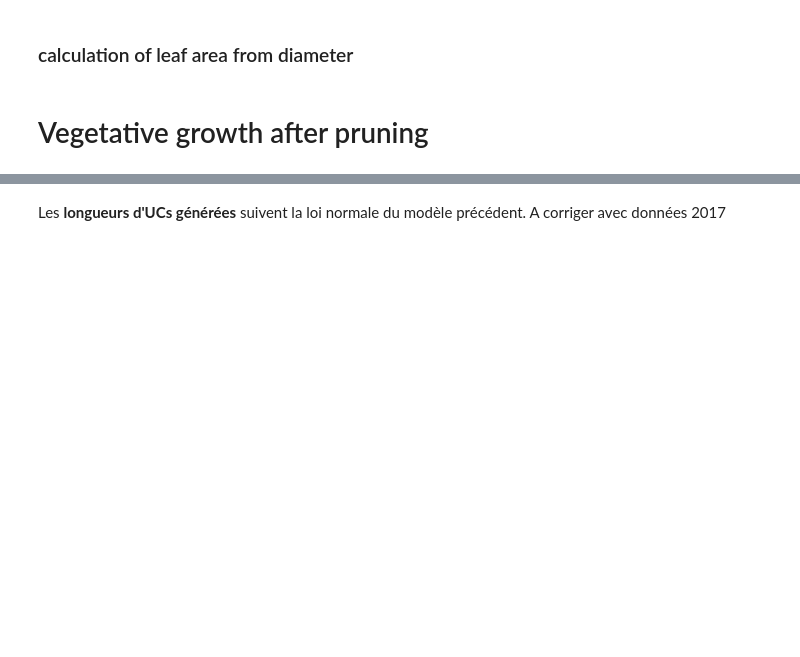
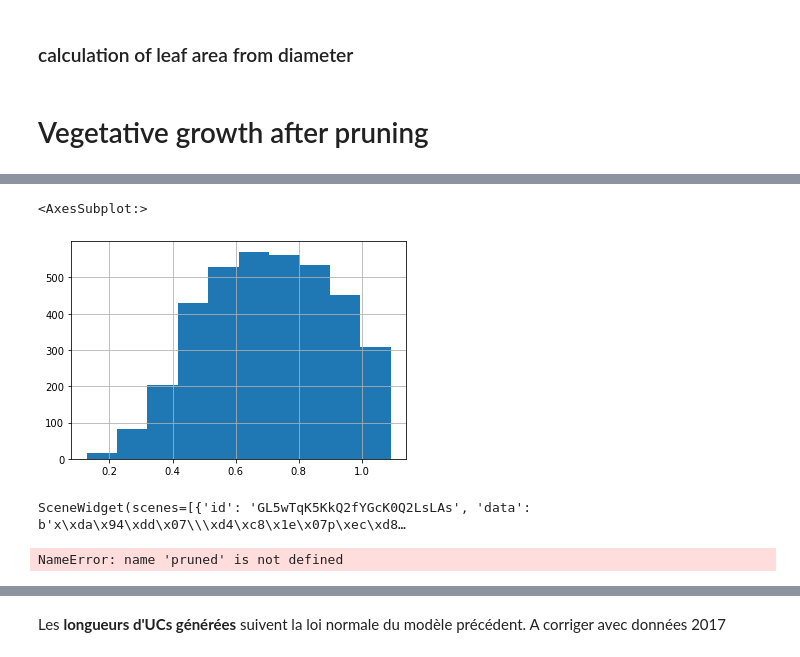
Before and after one commit to fredboudon/virtualpruning, a Jupyter notebook: notebooks/virtualpruning-regrowth.ipynb, the cells around one changed output, grey strips where cells are left out. Cells and saved outputs as stored; diff of their text form; code cells hidden in the pictures; blank space fills up the shorter version.

Commit message:
integrate regrowth

```diff
--- a/notebooks/virtualpruning-regrowth.ipynb
+++ b/notebooks/virtualpruning-regrowth.ipynb
@@ -68,0 +102,9 @@ SceneWidget(scenes=[{'id': 'WL5TYTD2P0yVc1TbikpmoDqwT', 'data': b'x\xda\xac\x9d\
+# %%
+Zeta_12H.hist()
+# %% [output]
+<AxesSubplot:>
+[figure, added]
+# %%
+mp.plot_projection(prunedrepr, Zeta_12H)
+# %% [output]
+SceneWidget(scenes=[{'id': 'GL5wTqK5KkQ2fYGcK0Q2LsLAs', 'data': b'x\xda\x94\xdd\x07\\\xd4\xc8\x1e\x07p\xec\xd8…
@@ -69,3 +116,11 @@ SceneWidget(scenes=[{'id': 'WL5TYTD2P0yVc1TbikpmoDqwT', 'data': b'x\xda\xac\x9d\
+# %%
+
+regrowth, newids = growth(pruned, TrPPFD_min, Zeta_min, Zeta_12H)
+
+print('Created', len(newids), 'new GUs')
+plot_growth(regrowth, newids, leaves=True, gc=True)
+# %% [output]
+NameError: name 'pruned' is not defined
 # %%
 def date_histo(g):
     from matplotlib.pyplot import hist, show
```
Also changed, not shown: parts of 23 cells of this notebook, 7 other files.
